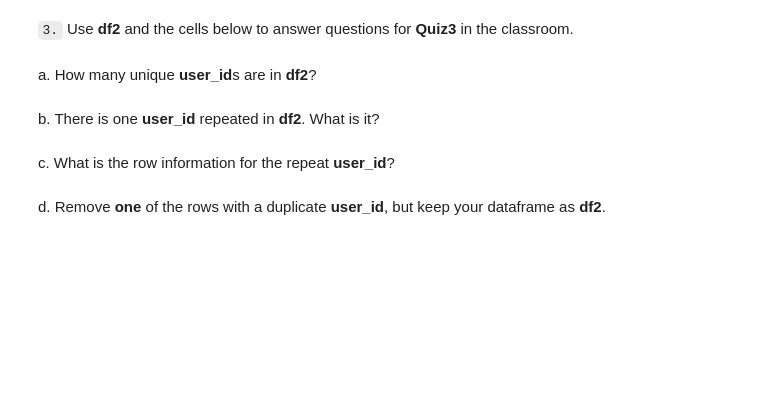
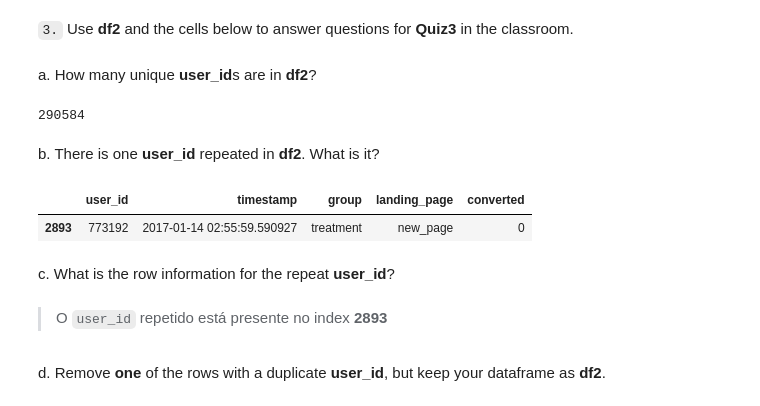
Before and after one commit to vitoralbano/ds-ii-ab-test, a Jupyter notebook: Analyze_ab_test_results_notebook.ipynb, the cells around one changed output. Cells and saved outputs as stored; diff of their text form; code cells hidden in the pictures; blank space fills up the shorter version.

```diff
--- a/Analyze_ab_test_results_notebook.ipynb
+++ b/Analyze_ab_test_results_notebook.ipynb
@@ -91,9 +137,22 @@ df2[((df2['group'] == 'treatment') == (df2['landing_page'] == 'new_page')) == Fa
 `3.` Use **df2** and the cells below to answer questions for **Quiz3** in the classroom.
 # %% [markdown]
 a. How many unique **user_id**s are in **df2**?
+# %%
+df2.user_id.nunique()
+# %% [output]
+290584
 # %% [markdown]
 b. There is one **user_id** repeated in **df2**.  What is it?
+# %%
+df2.loc[df2.user_id.duplicated()]
+# %% [output]
+|  | user_id | timestamp | group | landing_page | converted |
+| 2893 | 773192 | 2017-01-14 02:55:59.590927 | treatment | new_page | 0 |
 # %% [markdown]
 c. What is the row information for the repeat **user_id**?
+# %%
+display(Markdown('> O `user_id` repetido está presente no index **{index_row}**'.format(index_row=df2.loc[df2.user_id.duplicated()].index[0])))
+# %% [output]
+> O `user_id` repetido está presente no index **2893**
 # %% [markdown]
 d. Remove **one** of the rows with a duplicate **user_id**, but keep your dataframe as **df2**.
```
Also changed, not shown: parts of 14 cells of this notebook.
